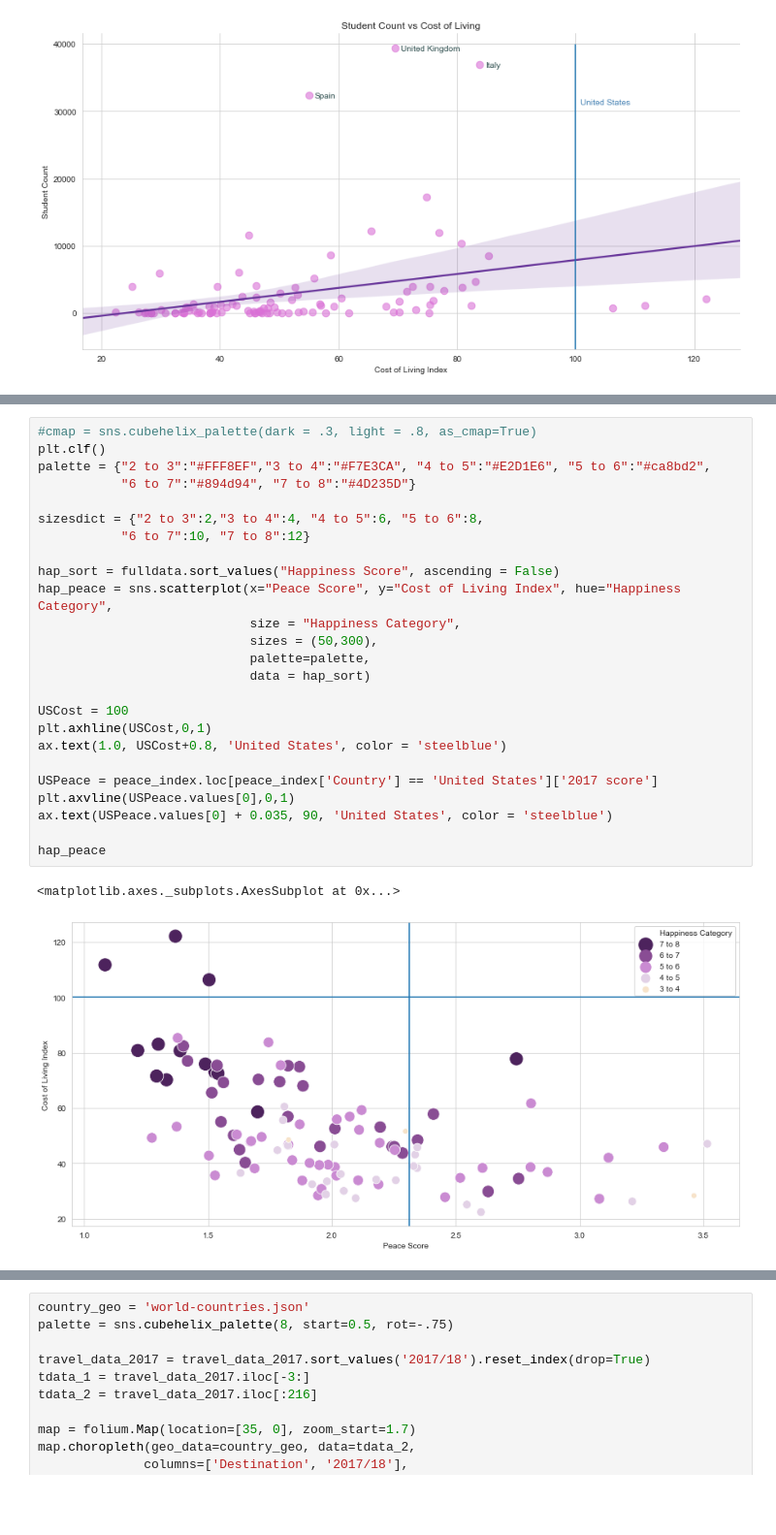
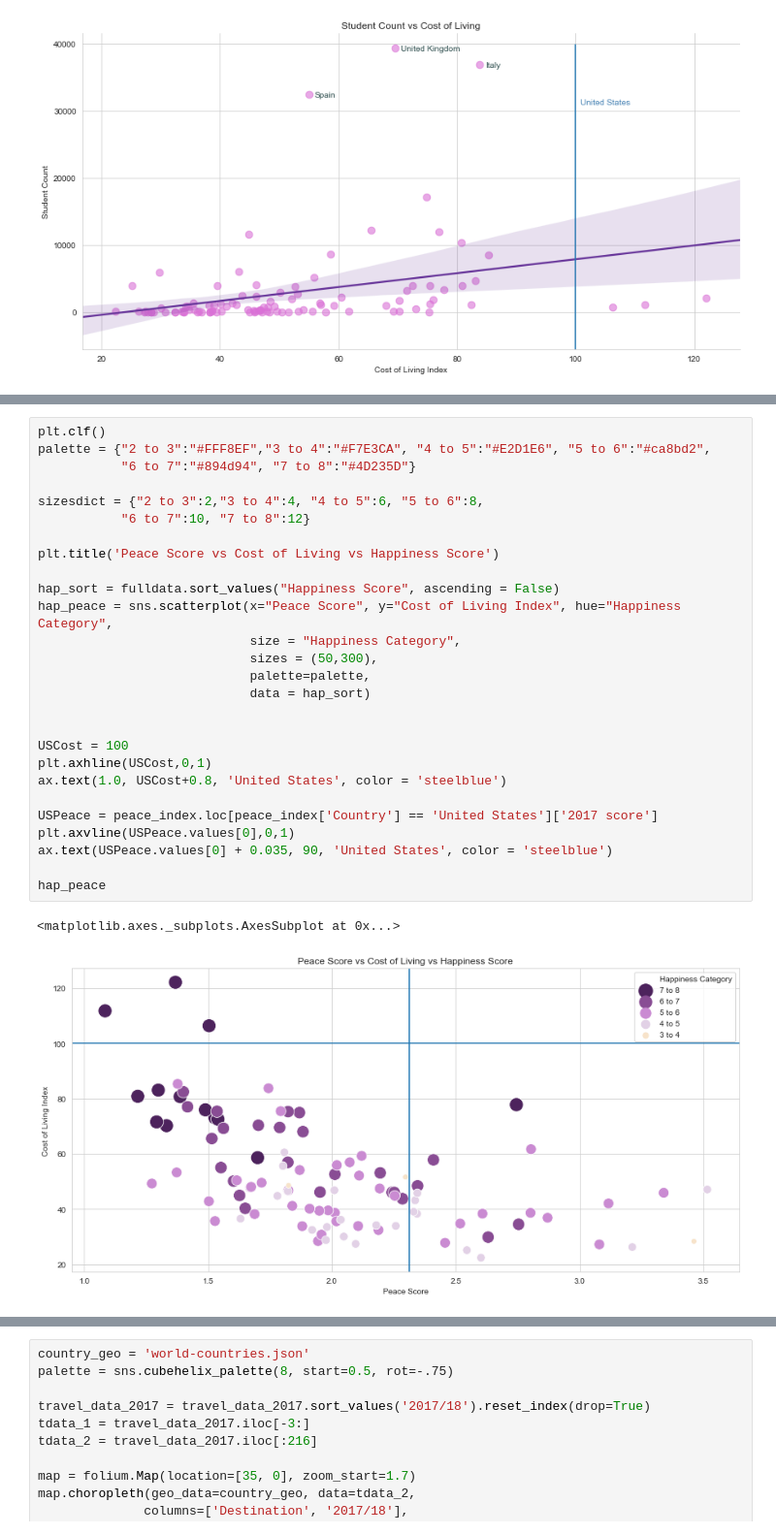
Before and after one commit to richardmu000/320-Final, a Jupyter notebook: 320 Final Project Richard Mu Xinyao Chen.ipynb, the cells around one changed output, grey strips where cells are left out. Shown at 97% size. Cells and saved outputs as stored; diff of their text form; blank space fills up the shorter version.

```diff
--- a/320 Final Project Richard Mu Xinyao Chen.ipynb
+++ b/320 Final Project Richard Mu Xinyao Chen.ipynb
@@ -324,31 +329,33 @@ for index, row in fulldata.iterrows():
 
 fulldata['Happiness Category'] = category
 # %%
-#cmap = sns.cubehelix_palette(dark = .3, light = .8, as_cmap=True)
 plt.clf()
 palette = {"2 to 3":"#FFF8EF","3 to 4":"#F7E3CA", "4 to 5":"#E2D1E6", "5 to 6":"#ca8bd2",
            "6 to 7":"#894d94", "7 to 8":"#4D235D"}
 
 sizesdict = {"2 to 3":2,"3 to 4":4, "4 to 5":6, "5 to 6":8,
            "6 to 7":10, "7 to 8":12}
 
+plt.title('Peace Score vs Cost of Living vs Happiness Score')
+
 hap_sort = fulldata.sort_values("Happiness Score", ascending = False)
 hap_peace = sns.scatterplot(x="Peace Score", y="Cost of Living Index", hue="Happiness Category",
                             size = "Happiness Category",
                             sizes = (50,300),
                             palette=palette,
                             data = hap_sort)
+
 
 USCost = 100
 plt.axhline(USCost,0,1)
 ax.text(1.0, USCost+0.8, 'United States', color = 'steelblue')
 
 USPeace = peace_index.loc[peace_index['Country'] == 'United States']['2017 score']
 plt.axvline(USPeace.values[0],0,1)
 ax.text(USPeace.values[0] + 0.035, 90, 'United States', color = 'steelblue')
 
 hap_peace
 # %% [output]
 <matplotlib.axes._subplots.AxesSubplot at 0x...>
-[figure, old version]
+[figure, new version]
 # %% [markdown]
```
Also changed, not shown: parts of 34 cells of this notebook, 3 other files.
